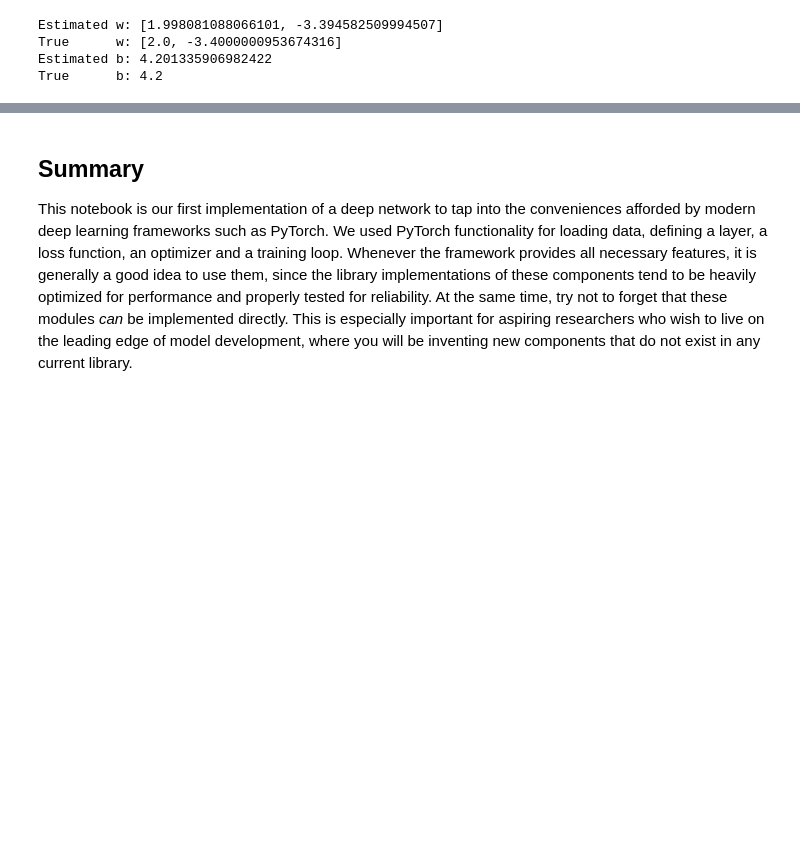
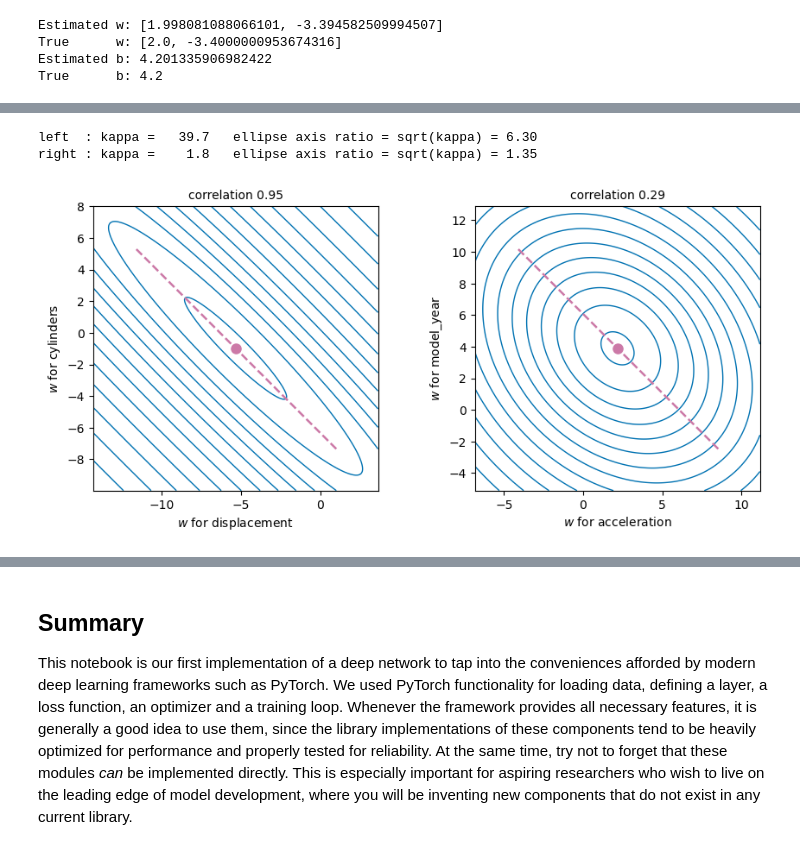
Before and after one commit to asabenhur/CS545, a Jupyter notebook: 01_linear/module01_03_linear_regression_concise.ipynb, the cells around one changed output, grey strips where cells are left out. Cells and saved outputs as stored; diff of their text form; code cells hidden in the pictures; blank space fills up the shorter version.

```diff
--- a/01_linear/module01_03_linear_regression_concise.ipynb
+++ b/01_linear/module01_03_linear_regression_concise.ipynb
@@ -260,0 +276,9 @@ True      b: 4.2
+# %%
+import seaborn as sns
+import pandas as pd
+import numpy as np
+
+mpg = sns.load_dataset('mpg').dropna()
+FEATURES = ['cylinders', 'displacement', 'horsepower', 'weight', 'acceleration', 'model_year']
+print(mpg.shape)
+mpg[FEATURES + ['mpg']].head()
@@ -260,0 +325,47 @@ True      b: 4.2
+# %%
+from sklearn.preprocessing import StandardScaler
+from sklearn.linear_model import LinearRegression
+from matplotlib import pyplot as plt
+
+y_mpg = mpg['mpg'].to_numpy(float)
+y_mpg = y_mpg - y_mpg.mean()          # centered, so we can drop the bias term
+
+def loss_surface(cols, ax, title):
+    X = StandardScaler().fit_transform(mpg[cols].to_numpy(float))
+    w_star = LinearRegression(fit_intercept=False).fit(X, y_mpg).coef_
+
+    span = 9
+    g = np.linspace(-span, span, 220)
+    W1, W2 = np.meshgrid(w_star[0] + g, w_star[1] + g)
+    # mean squared error at every point of the grid
+    P = X[:, 0][:, None, None] * W1 + X[:, 1][:, None, None] * W2
+    Z = ((P - y_mpg[:, None, None]) ** 2).mean(axis=0)
+
+    ax.contour(W1, W2, Z, levels=np.geomspace(Z.min() + 1, Z.max(), 14),
+               colors='#0072B2', linewidths=1.0)
+
+    # mark the flattest direction -- the floor of the valley, if there is one
+    evals, evecs = np.linalg.eigh(2 * X.T @ X / len(X))
+    v = evecs[:, 0] * span
+    ax.plot([w_star[0] - v[0], w_star[0] + v[0]],
+            [w_star[1] - v[1], w_star[1] + v[1]],
+            color='#CC79A7', linewidth=1.8, linestyle='--', zorder=4)
+    ax.plot(*w_star, marker='o', markersize=8, color='#CC79A7', zorder=5)
+    ax.set_aspect('equal')            # essential: otherwise the shape is a lie
+    ax.set_xlabel(f'$w$ for {cols[0]}')
+    ax.set_ylabel(f'$w$ for {cols[1]}')
+    ax.set_title(title, fontsize=10)
+
+    return evals[-1] / evals[0]
+
+fig, axes = plt.subplots(1, 2, figsize=(9, 4.2))
+k1 = loss_surface(['displacement', 'cylinders'], axes[0], 'correlation 0.95')
+k2 = loss_surface(['acceleration', 'model_year'], axes[1], 'correlation 0.29')
+fig.tight_layout()
+
+print(f"left  : kappa = {k1:6.1f}   ellipse axis ratio = sqrt(kappa) = {np.sqrt(k1):.2f}")
+print(f"right : kappa = {k2:6.1f}   ellipse axis ratio = sqrt(kappa) = {np.sqrt(k2):.2f}")
+# %% [output]
+left  : kappa =   39.7   ellipse axis ratio = sqrt(kappa) = 6.30
+right : kappa =    1.8   ellipse axis ratio = sqrt(kappa) = 1.35
+[figure, added]
```
Also changed, not shown: parts of 20 cells of this notebook.
